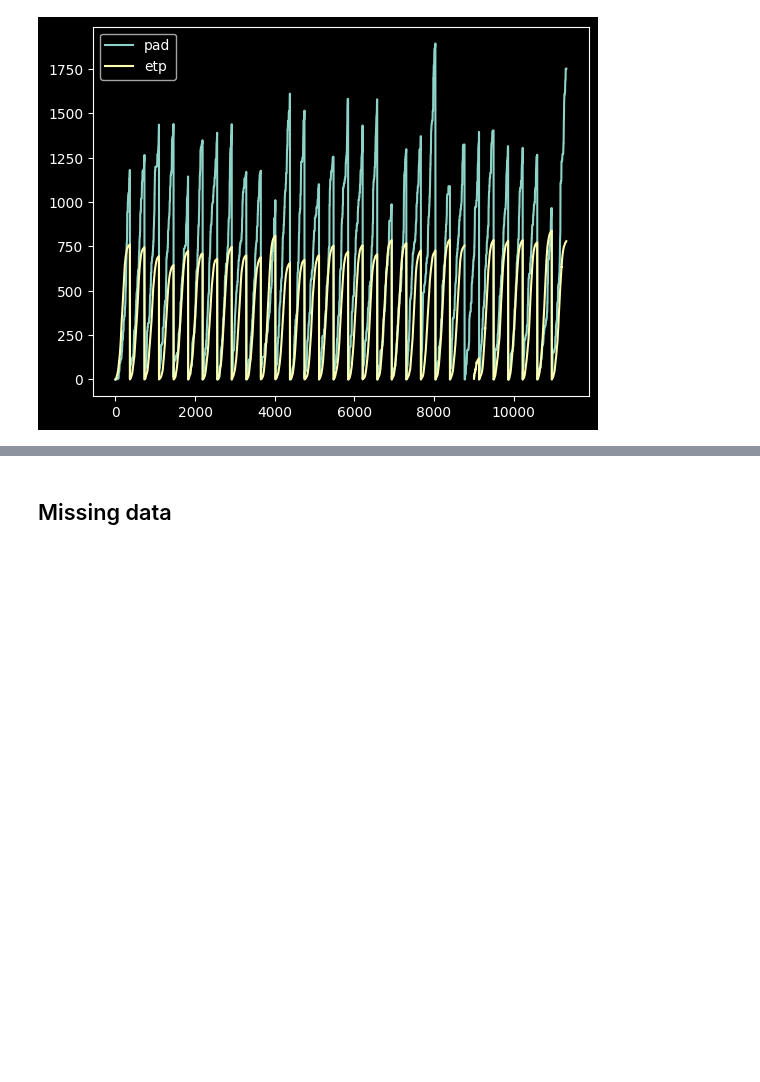
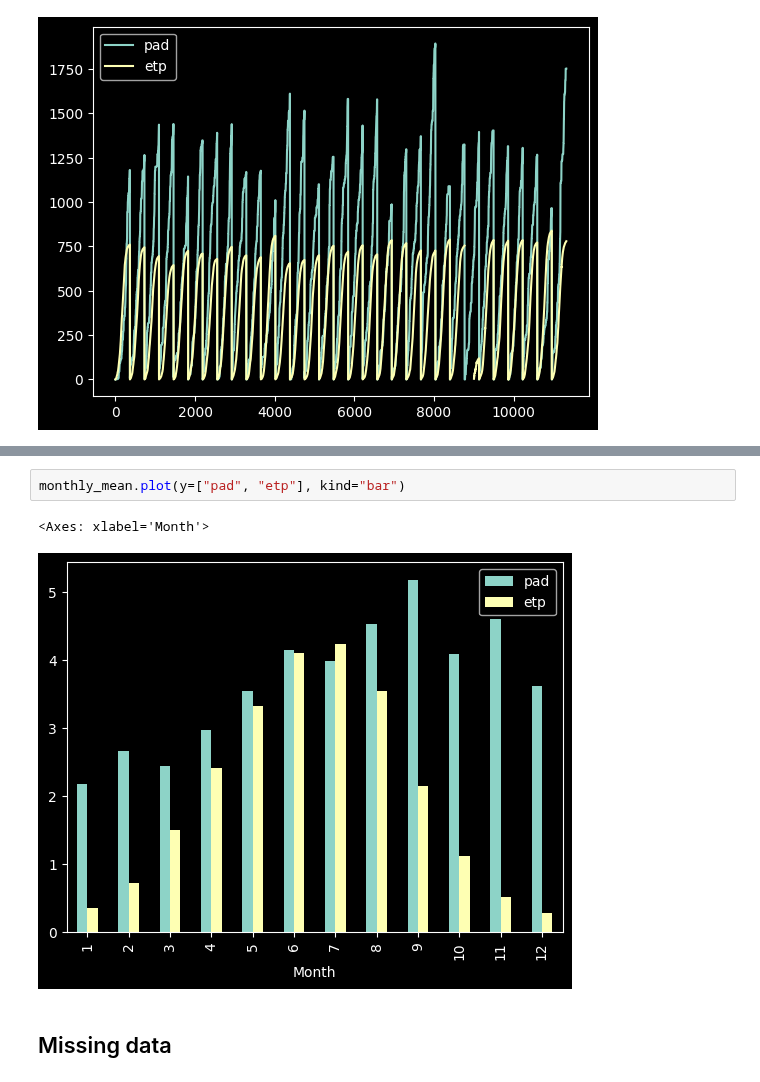
Before and after one commit to rokuk/aquacrop-slovenia, a Jupyter notebook: notebooks/data_preparation/Prepare Weather Letalisce Ljubljana.ipynb, the cells around one changed output, grey strips where cells are left out. Cells and saved outputs as stored; diff of their text form; blank space fills up the shorter version.

```diff
--- a/notebooks/data_preparation/Prepare Weather Letalisce Ljubljana.ipynb
+++ b/notebooks/data_preparation/Prepare Weather Letalisce Ljubljana.ipynb
@@ -238,3 +291,8 @@ daily_sum.plot(y=["pad", "etp"])
+# %%
+monthly_mean.plot(y=["pad", "etp"], kind="bar")
+# %% [output]
+<Axes: xlabel='Month'>
+[figure, added]
 # %% [markdown]
 ## Missing data
 # %%
```
Also changed, not shown: parts of 7 cells of this notebook, 8 other files.
